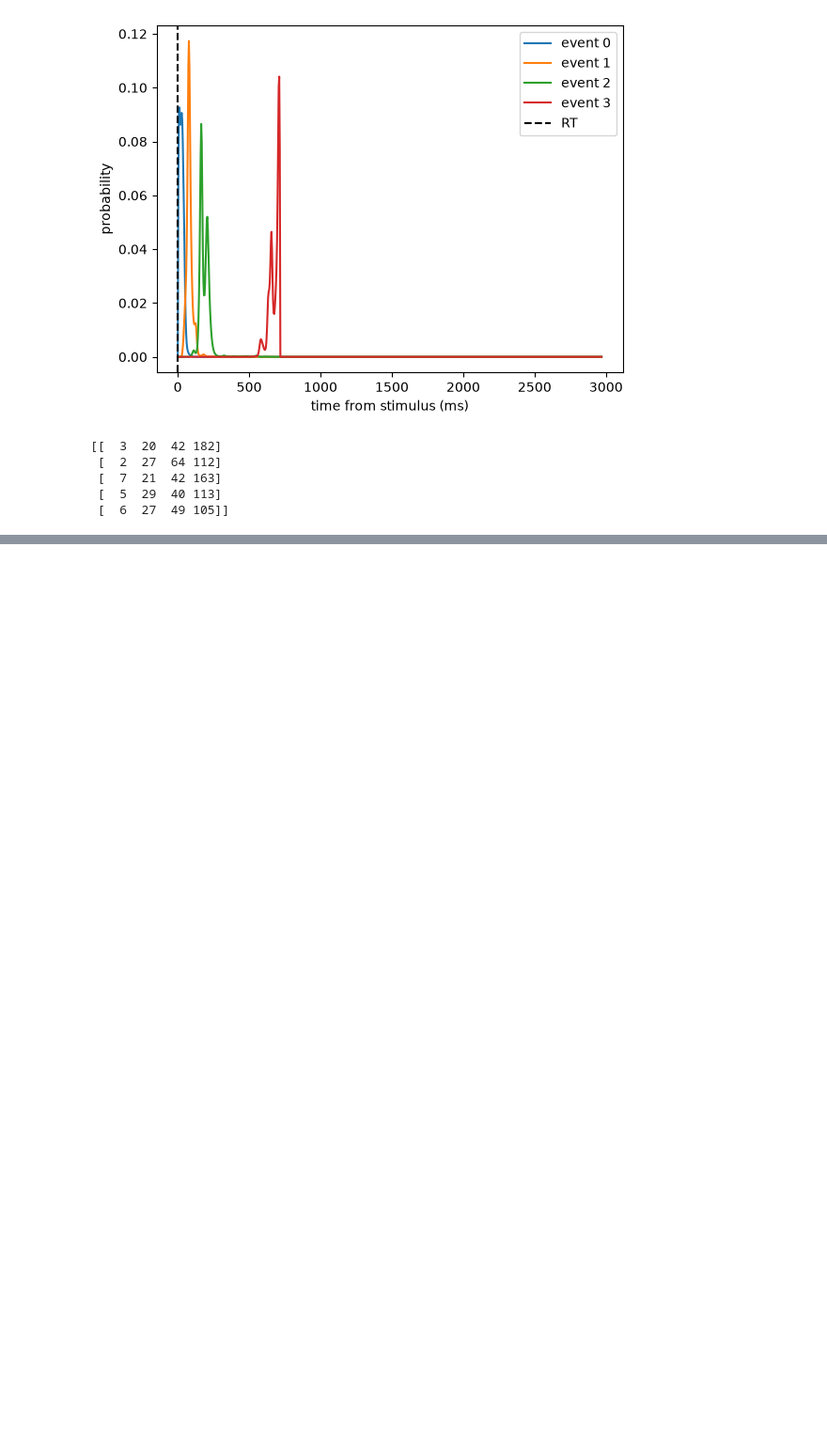
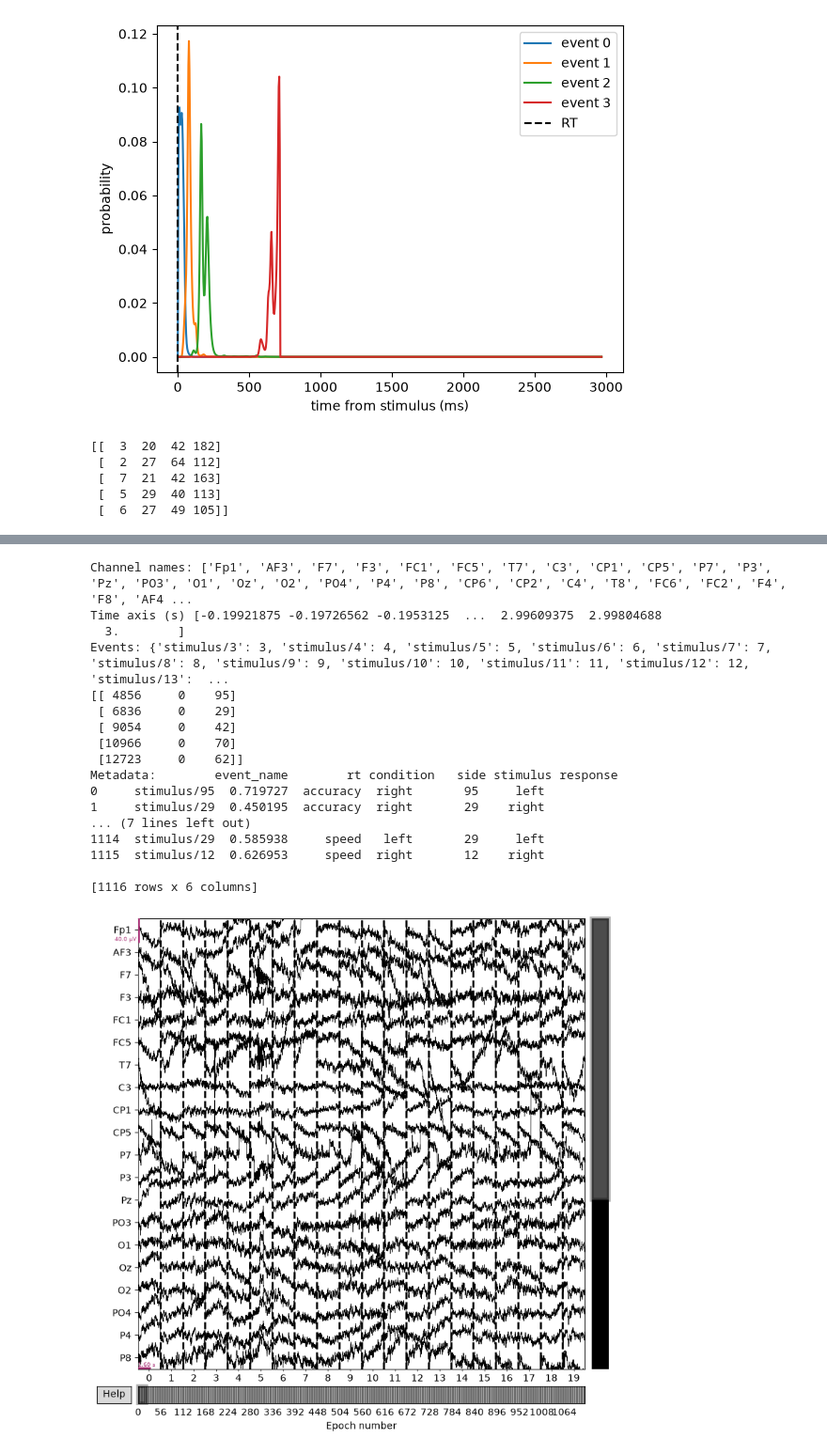
Before and after one commit to cleliamr/EEG_prediction, a Jupyter notebook: overview.ipynb, the cells around one changed output, grey strips where cells are left out. Shown at 94% size. Cells and saved outputs as stored; diff of their text form; code cells hidden in the pictures; blank space fills up the shorter version.

```diff
--- a/overview.ipynb
+++ b/overview.ipynb
@@ -46,7 +48,7 @@ Compare synthetic EEG vs real EEG  →  a number: how well HMP explains the data
 | 8 | **`score`** | Compare synthetic vs real, with baselines |
 # %%
 # Load `estimates.pkl` = the output of the HMP fit
-with open("/Users/ella/Desktop/NeuroX/ML/MLProject2/estimation_files/estimates.pkl", "rb") as f:
+with open("data/estimation_files/estimates.pkl", "rb") as f:
     estimates = pickle.load(f)
 # %%
 print(estimates)
@@ -134,9 +140,9 @@ print(peak_samples.isel(trial=slice(0, 5)).values)
 # %%
 # Load the real EEG (one participant)
 
-folder = "/Users/ella/Desktop/NeuroX/ML/MLProject2/"          # your folder path, ending with /
+#folder = "/Users/ella/Desktop/NeuroX/ML/MLProject2/"          # your folder path, ending with /
 subj = subjects[0]                       # same participant as `one`
-epochs = mne.read_epochs(folder + f"{subj}_epo.fif", preload=True)
+epochs = mne.read_epochs(f"data/{subj}_epo.fif", preload=True)
 
 print(epochs)
 print("sfreq:", epochs.info["sfreq"])
@@ -185,3 +191,29 @@ It's an **MNE `Epochs`** object; `epochs.get_data()` has shape **(trials, channe
 | **Trials** | 1116 | 1100 | 16 trials rejected before fitting HMP → keep only the 1100 used (match via `epoch`) |
 | **Channels** | 37 | EEG only | Keep EEG channels only |
 | **Start of trial** | −200 ms | 0 ms (stimulus) | Cut the baseline |
+# %%
+print("Channel names:", epochs.ch_names)        # channel names
+print("Time axis (s)", epochs.times)           # time axis in seconds (first/last: epochs.tmin, epochs.tmax)
+print("Events:", epochs.event_id)        # dict mapping condition names to event codes
+print(epochs.events[:5])        # array of [sample, 0, event_code] rows
+print("Metadata:",epochs.metadata)       # pandas DataFrame with per-trial info (e.g. RT), if present
+epochs.plot()            # interactive plot of the epochs
+# %% [output]
+Channel names: ['Fp1', 'AF3', 'F7', 'F3', 'FC1', 'FC5', 'T7', 'C3', 'CP1', 'CP5', 'P7', 'P3', 'Pz', 'PO3', 'O1', 'Oz', 'O2', 'PO4', 'P4', 'P8', 'CP6', 'CP2', 'C4', 'T8', 'FC6', 'FC2', 'F4', 'F8', 'AF4 ...
+Time axis (s) [-0.19921875 -0.19726562 -0.1953125  ...  2.99609375  2.99804688
+  3.        ]
+Events: {'stimulus/3': 3, 'stimulus/4': 4, 'stimulus/5': 5, 'stimulus/6': 6, 'stimulus/7': 7, 'stimulus/8': 8, 'stimulus/9': 9, 'stimulus/10': 10, 'stimulus/11': 11, 'stimulus/12': 12, 'stimulus/13':  ...
+[[ 4856     0    95]
+ [ 6836     0    29]
+ [ 9054     0    42]
+ [10966     0    70]
+ [12723     0    62]]
+Metadata:        event_name        rt condition   side stimulus response
+0     stimulus/95  0.719727  accuracy  right       95     left
+1     stimulus/29  0.450195  accuracy  right       29    right
+... (7 lines left out)
+1114  stimulus/29  0.585938     speed   left       29     left
+1115  stimulus/12  0.626953     speed  right       12    right
+
+[1116 rows x 6 columns]
+[figure, added]
```
Also changed, not shown: parts of 9 cells of this notebook.
